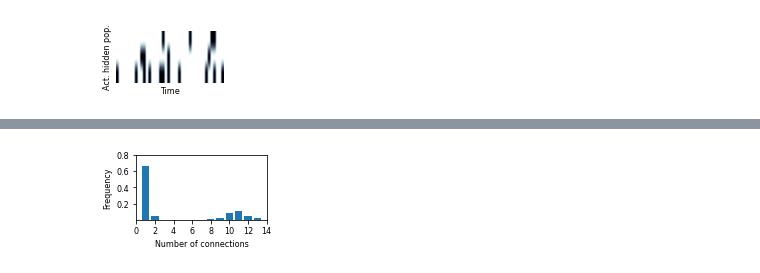
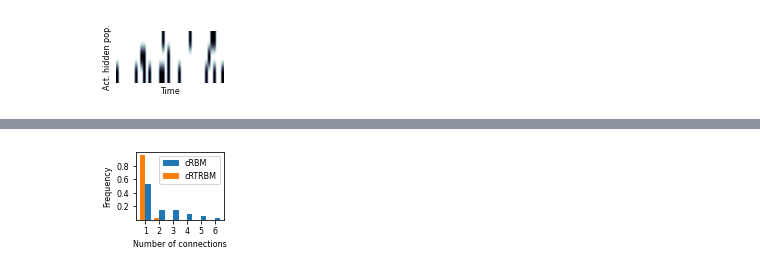
Before and after one commit to casperpeters/intern, a Jupyter notebook: notebooks/Poisson Time-shifted data/PMT fig 2 paper.ipynb, the cells around one changed output, grey strips where cells are left out. Saved outputs shown, nothing was run; the diff lists cells and outputs as text; code cells hidden in the pictures.

```diff
--- a/notebooks/Poisson Time-shifted data/PMT fig 2 paper.ipynb
+++ b/notebooks/Poisson Time-shifted data/PMT fig 2 paper.ipynb
@@ -37,7 +37,7 @@ x = PoissonTimeShiftedData(
     neurons_per_population=neurons_per_population,
     duration=duration, dt=dt,
     fr_mode='gaussian', temporal_connections='random', corr=2,
-    fr_range=[50, 100], mu_range=[0, duration], std_range=[2 * dt, 5 * dt], n_range=[0.015, 0.02]
+    fr_range=[50, 100], mu_range=[0, duration], std_range=[2 * dt, 5 * dt], n_range=[0.018, 0.02]
 )
 data = x.data
 axes = x.plot_stats()
@@ -137,0 +133,9 @@ plt.plot(rtrbm.errors)
+# %%
+path2file =r'C:\Users\sebas\OneDrive\Intern\rtrbm_master\results\Paper\Surrogate_data\PM'
+s, train, test = torch.load(path2file + '\PMT_train_test_corr10_n0')
+rbm_path = path2file + r'\rbm_corr10_n0'
+rtrbm_path = path2file + r'\rtrbm_corr10_n0'
+
+rbm = torch.load(rbm_path)
+rtrbm = torch.load(rtrbm_path)
+plt.plot(rtrbm.errors)
@@ -191,38 +197,46 @@ NameError: name 'vt' is not defined
 # %%
+def figure_2d_sparcity(rbm_path, rtrbm_path, figsize=(8.27, 11.69), fs=8, th=0.2):
+    rbm = torch.load(rbm_path)
+    rtrbm = torch.load(rtrbm_path)
+    fig, axes = plt.subplots(1, 1, figsize=figsize)
+    label_list = ['cRBM', 'cRTRBM']
+    dx = [0.3, 0.7]
+    dr = [0.4]
+    for i, machine in enumerate([rbm, rtrbm]):
+        x = dx[i]
+        label = label_list[i]
+        W = np.array(machine.W.cpu().detach().clone())
+        W[np.abs(W)<th] = 0
+        W[W!=0] = 1
+        number_of_connections = np.sum(W, 0)
+        count = np.zeros(int(max(number_of_connections)))
+        for i in range(int(max(number_of_connections))):
+            count[i] = np.sum(number_of_connections == i)
 
-path2file = r'C:\Users\sebas\RU\intern\Figures\data\rtrbm_80_pop_PMT_8'
+        #axes.bar(np.arange(max(number_of_connections)), count, 0.8)
+        # axes.hist(number_of_connections-1, bins=np.arange(7)-0.5, density=True, rwidth=0.8)
+        axes.hist(number_of_connections-1, bins=np.arange(7)-x, density=True, rwidth=dr, label=label)
+        axes.set_xticks([0, 1, 2, 3, 4, 5])
+        axes.set_xticklabels(['1', '2', '3', '4', '5', '6'], fontsize=fs)
+        axes.yaxis.set_ticks([0.2, 0.4, 0.6, 0.8])
+        axes.set_yticklabels(['0.2', '0.4', '0.6', '0.8'], fontsize=fs)
 
-def figure_2d_sparcity(path2file, figsize=(8.27, 11.69), fs=8, th=0.2):
-    machine = torch.load(path2file)
-    W = np.array(machine.W.detach().clone())
-    W[np.abs(W)<th] = 0
-    W[W!=0] = 1
-    number_of_connections = np.sum(W, 0)
-    count = np.zeros(int(max(number_of_connections)))
-    for i in range(int(max(number_of_connections))):
-        count[i] = np.sum(number_of_connections == i)
-
-    fig, axes = plt.subplots(1, 1, figsize=figsize)
-    #axes.bar(np.arange(max(number_of_connections)), count, 0.8)
-    axes.hist(number_of_connections, bins=int(np.max(number_of_connections))-1, density=True, rwidth=0.8)
-    dx=0.5
-    axes.set_xticks([0+dx, 2+dx, 4+dx, 6+dx, 8+dx, 10+dx, 12+dx, 14+dx])
-    axes.set_xticklabels(['0', '2', '4', '6', '8', '10', '12', '14'], fontsize=fs)
-    axes.yaxis.set_ticks([0.2, 0.4, 0.6, 0.8])
-    axes.set_yticklabels(['0.2', '0.4', '0.6', '0.8'], fontsize=fs)
-
-    #axes[0].set_title('', fontsize=fs)
-    axes.set_ylabel('Frequency', fontsize=fs)
-    #axes[0].yaxis.set_label_coords(-0.08, 0.45)
-    axes.set_xlabel('Number of connections', fontsize=fs)
-    # axes.spines['top'].set_visible(False)
-    # axes.spines['right'].set_visible(False)
-    # axes.spines['bottom'].set_visible(False)
-    # axes.spines['left'].set_visible(False)
+        #axes[0].set_title('', fontsize=fs)
+        axes.set_ylabel('Frequency', fontsize=fs)
+        #axes[0].yaxis.set_label_coords(-0.08, 0.45)
+        axes.set_xlabel('Number of connections', fontsize=fs)
+        # axes.spines['top'].set_visible(False)
+        # axes.spines['right'].set_visible(False)
+        # axes.spines['bottom'].set_visible(False)
+        # axes.spines['left'].set_visible(False)
 
     plt.tight_layout()
+    axes.legend(fontsize=fs)
     return plt.gca()
-figure_2d_sparcity(path2file, figsize=(0.4*6.6, 1.65), fs=8)
-#plt.savefig(r'C:\Users\sebas\RU\intern\Figures\Sparcity_figure_2c_rtrbm.png', orientation = 'portrait', format = 'png', dpi=800)
+rbm_path = path2file + r'\rbm_corr10_n0'
+rtrbm_path = path2file + r'\rtrbm_corr10_n0'
+figure_2d_sparcity(rbm_path, rtrbm_path, figsize=(0.3*6.6, 1.65), fs=8, th =0.3)
+# figure_2d_sparcity(rbm_path, rtrbm_path, figsize=(0.4*6.6, 1.65), fs=8, th =0.3)
+plt.savefig(r'C:\Users\sebas\RU\intern\Figures\Sparcity_figure_2c.png', orientation = 'portrait', format = 'png', dpi=800)
 # %% [output]
-[figure, old version]
+[figure, new version]
```
Also changed, not shown: parts of 7 cells of this notebook, 1 other file.
